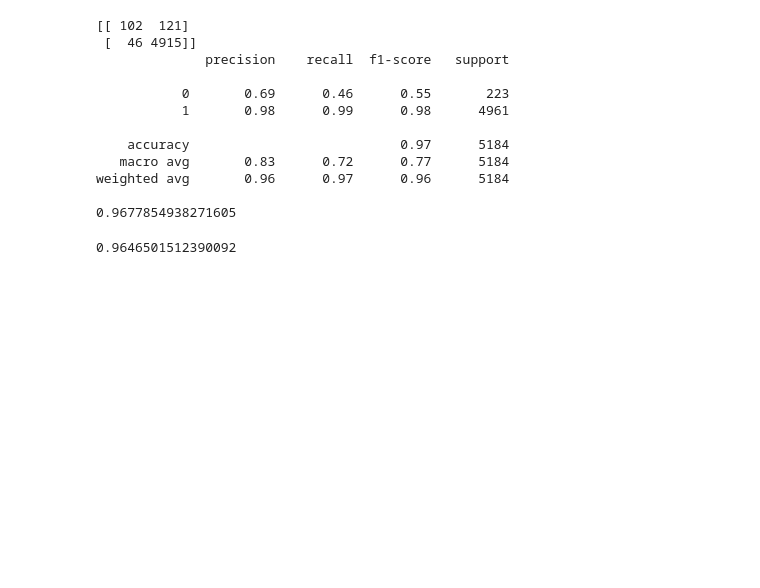
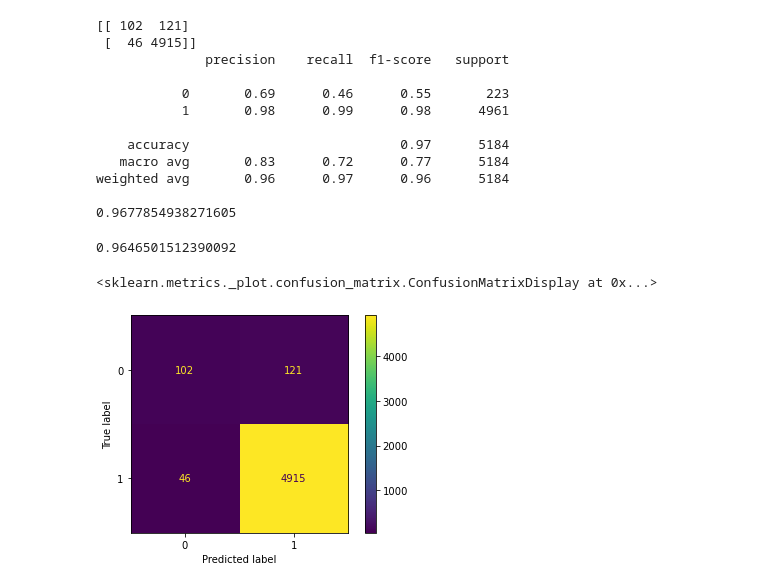
Before and after one commit to diegojeda/ODR_OCM_Identify, a Jupyter notebook: NPL Fases.ipynb, the cells around one changed output. Drawn from its saved outputs; the diff is of its cells as text; code cells hidden in the pictures; blank space fills up the shorter version.

```diff
--- a/NPL Fases.ipynb
+++ b/NPL Fases.ipynb
@@ -61,5 +47,5 @@ Requirement already satisfied: MarkupSafe>=0.9.2 in c:\users\diego ojeda\anacond
 ### 1.2 Carga de Base De Datos
 # %%
 path='Data.xlsx'
-data=pd.read_excel(path)
-data
+base = pd.read_excel(path)
+data = base
@@ -275,8 +301,6 @@ weighted avg       0.96      0.97      0.97      5184
 # %% [markdown]
 #### 3.2.2 Hyperparameter Tunning Random Forest Classifier
 # %%
-from sklearn.model_selection import RandomizedSearchCV
-
 # Definimos los interevalos de parámetros a utilizar
 #---------------------------------------------------
 
@@ -302,9 +326,9 @@ bootstrap = [True,False]
 # Creamos la grilla aleatoria
 random_grid = {"n_estimators":n_estimators,
                "max_features": max_features,
-               "max_depth":max_depth,
-               "min_samples_split":min_samples_split,
-               "min_samples_leaf":min_samples_leaf,
+               "max_demples_split":min_samples_split,
+               "min_spth":max_depth,
+               "min_saamples_leaf":min_samples_leaf,
                "bootstrap":bootstrap
                 }
 # %%
@@ -380,3 +405,8 @@ from sklearn.metrics import f1_score
 f1_score(y_test, y_pred,average="weighted")
 # %% [output]
 0.9646501512390092
+# %%
+plot_confusion_matrix(rf_random, X_test, y_test)
+# %% [output]
+<sklearn.metrics._plot.confusion_matrix.ConfusionMatrixDisplay at 0x...>
+[figure, added]
```
Also changed, not shown: parts of 26 cells of this notebook, 1 other file.
